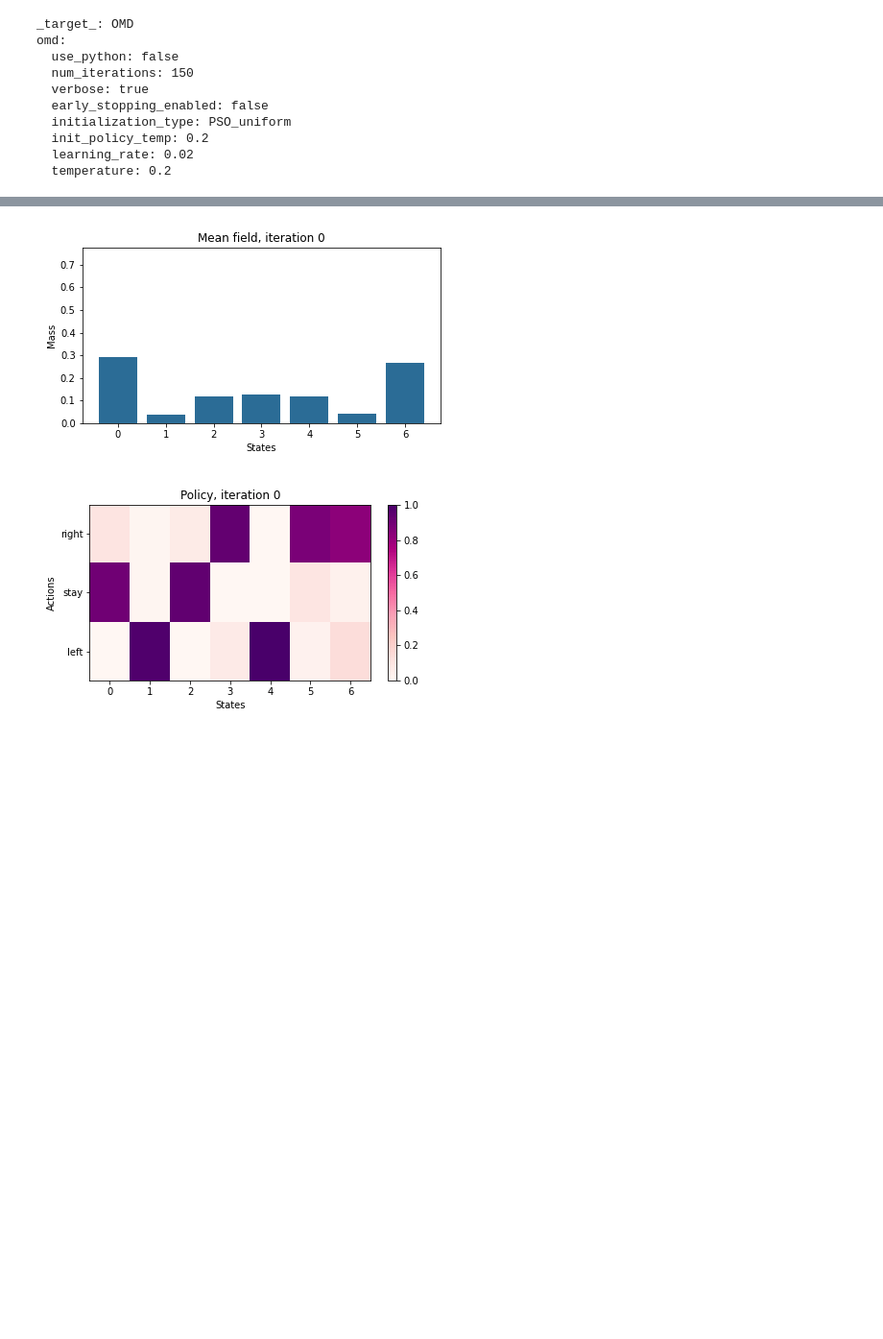
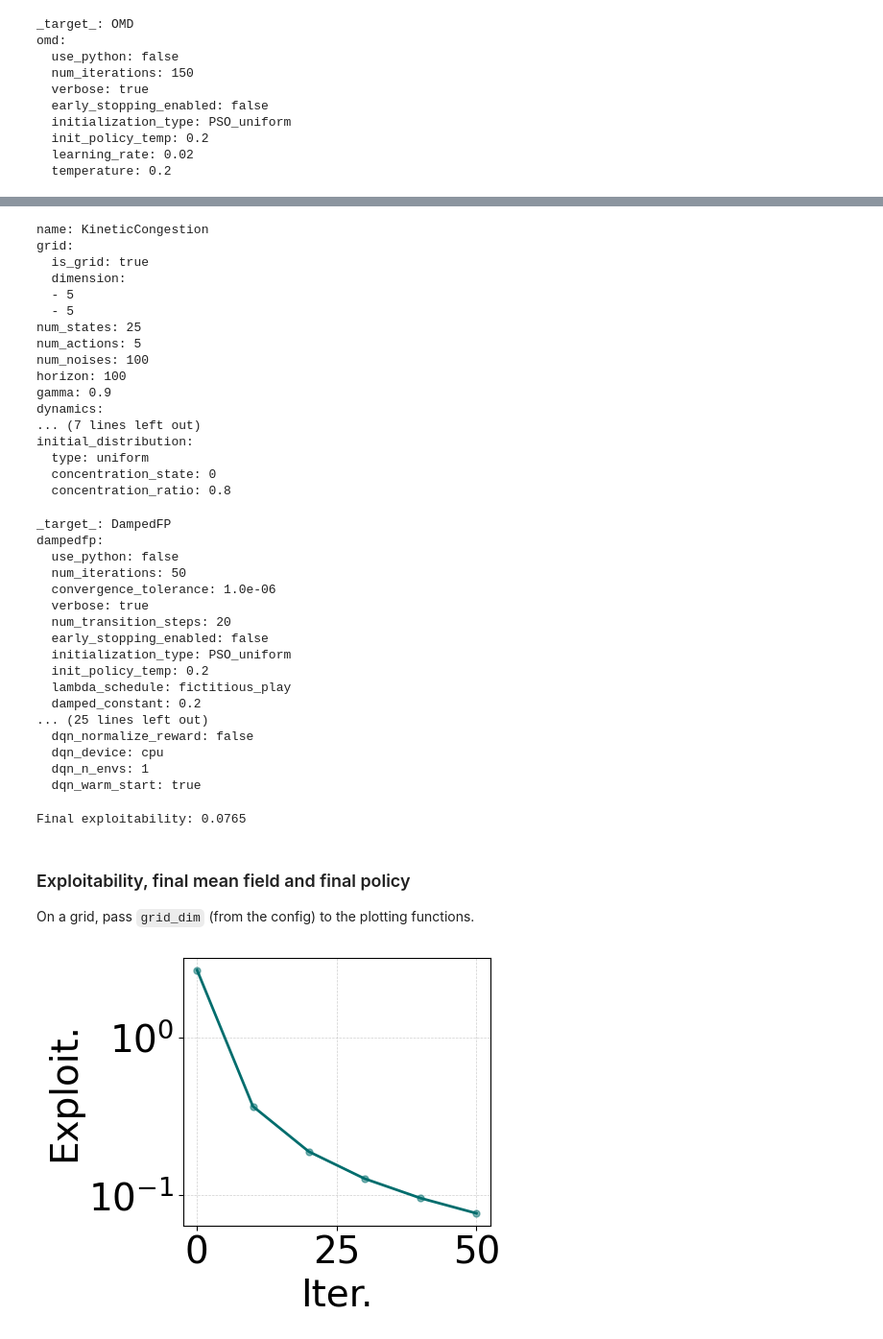
Before and after one commit to lorenzomagnino/Bench-MFG, a Jupyter notebook: docs/tutorial.ipynb, the cells around one changed output, grey strips where cells are left out. Shown at 96% size. Saved outputs shown, nothing was run; the diff lists cells and outputs as text; code cells hidden in the pictures; blank space fills up the shorter version.

```diff
--- a/docs/tutorial.ipynb
+++ b/docs/tutorial.ipynb
@@ -103,16 +131,65 @@ fig = bmfg.plot_policy(policy, action_labels=["left", "stay", "right"], return_f
 # %%
-gif = bmfg.plot_gif(history.mean_fields, "gifs/mean_field.gif", kind="mean_field", every=5)
-display(Image(filename=gif))
+cfg = bmfg.load_config([
+    "environment=kinetic_congestion",
+    "algorithm=damped_fixed_point",
+    "algorithm.dampedfp.lambda_schedule=fictitious_play",
+    "algorithm.dampedfp.num_iterations=50",
+    "device=cpu",
+])
+bmfg.print_config_env(cfg)
 # %% [output]
-[figure, removed]
+name: KineticCongestion
+grid:
+  is_grid: true
+  dimension:
+  - 5
+  - 5
+num_states: 25
+num_actions: 5
+num_noises: 100
+horizon: 100
+gamma: 0.9
+dynamics:
+... (7 lines left out)
+initial_distribution:
+  type: uniform
+  concentration_state: 0
+  concentration_ratio: 0.8
 # %%
-gif = bmfg.plot_gif(
-    history.policies,
-    "gifs/policy.gif",
-    kind="policy",
-    every=5,
-    action_labels=["left", "stay", "right"],
-)
-display(Image(filename=gif))
+bmfg.print_config_algo(cfg)
 # %% [output]
-[figure, removed]
+_target_: DampedFP
+dampedfp:
+  use_python: false
+  num_iterations: 50
+  convergence_tolerance: 1.0e-06
+  verbose: true
+  num_transition_steps: 20
+  early_stopping_enabled: false
+  initialization_type: PSO_uniform
+  init_policy_temp: 0.2
+  lambda_schedule: fictitious_play
+  damped_constant: 0.2
+... (25 lines left out)
+  dqn_normalize_reward: false
+  dqn_device: cpu
+  dqn_n_envs: 1
+  dqn_warm_start: true
+# %%
+environment, initial_policy = bmfg.make_environment(cfg)
+solver = bmfg.make_solver(cfg, environment=environment, initial_policy=initial_policy)
+
+history = bmfg.History()
+policy, mean_field, exploitabilities = solver.eval(logger=history)
+print(f"Final exploitability: {exploitabilities[-1]:.4g}")
+# %% [output]
+Final exploitability: 0.0765
+# %% [markdown]
+### Exploitability, final mean field and final policy
+
+On a grid, pass `grid_dim` (from the config) to the plotting functions.
+# %%
+grid_dim = tuple(cfg.environment.grid.dimension)
+fig = bmfg.plot_exploitability(exploitabilities, log_scale=True, return_fig=True)
+# %% [output]
+[figure, added]
```
Also changed, not shown: parts of 21 cells of this notebook, 5 other files.
